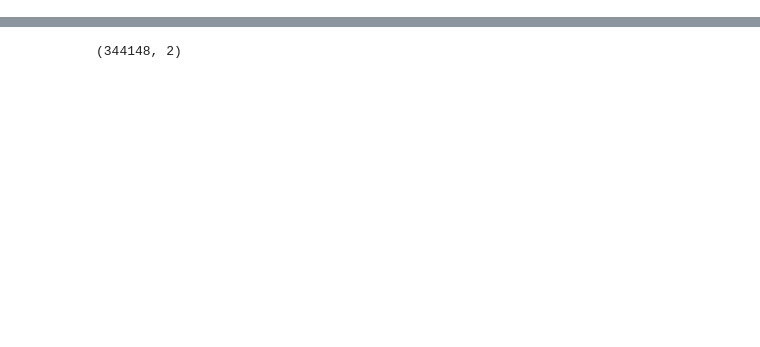
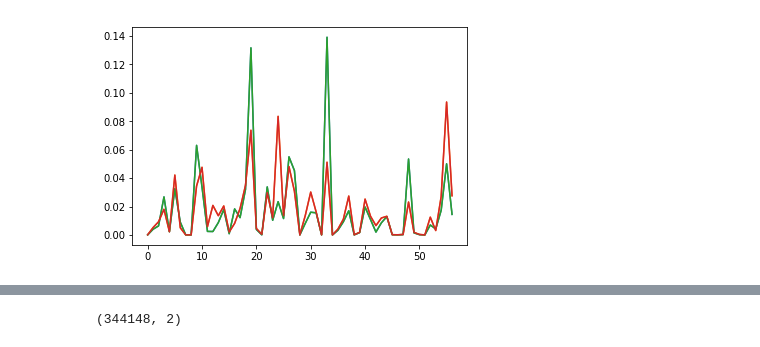
Before and after one commit to rykachevskiy/t-killer-or-t-helper, a Jupyter notebook: Investigator.ipynb, the cells around one changed output, grey strips where cells are left out. Cells and saved outputs as stored; diff of their text form; code cells hidden in the pictures; blank space fills up the shorter version.

```diff
--- a/Investigator.ipynb
+++ b/Investigator.ipynb
@@ -16 +153,12 @@ t8 = pd.read_table("../data_all_CDR/Kal/Kal_PB_8.txt", usecols=["count", "CDR3nt
+# %%
+genes_4 = dict(t4_a["V"].value_counts() / t4_a["V"].value_counts().sum())
+genes_8 = dict(t8_a["V"].value_counts() /t8_a["V"].value_counts().sum())
+# %%
+genes = sorted(list((set(genes_4.keys()).intersection(set(genes_8.keys())))))
+# %%
+plt.plot([genes_4[x] for x in genes])
+plt.plot([genes_8[x] for x in genes])
+plt.show()
+# %% [output]
+[figure, added]
 # %%
```
Also changed, not shown: parts of 60 cells of this notebook, 2 other files.
